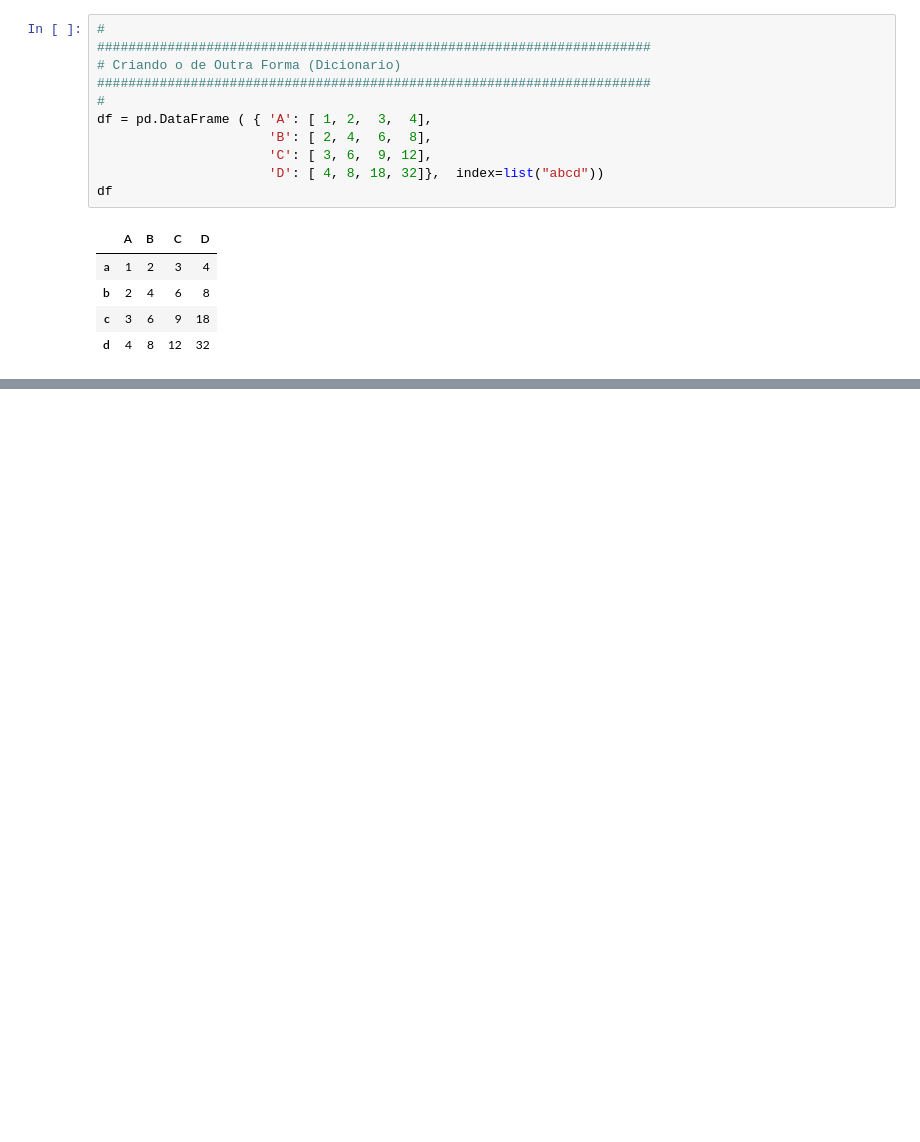
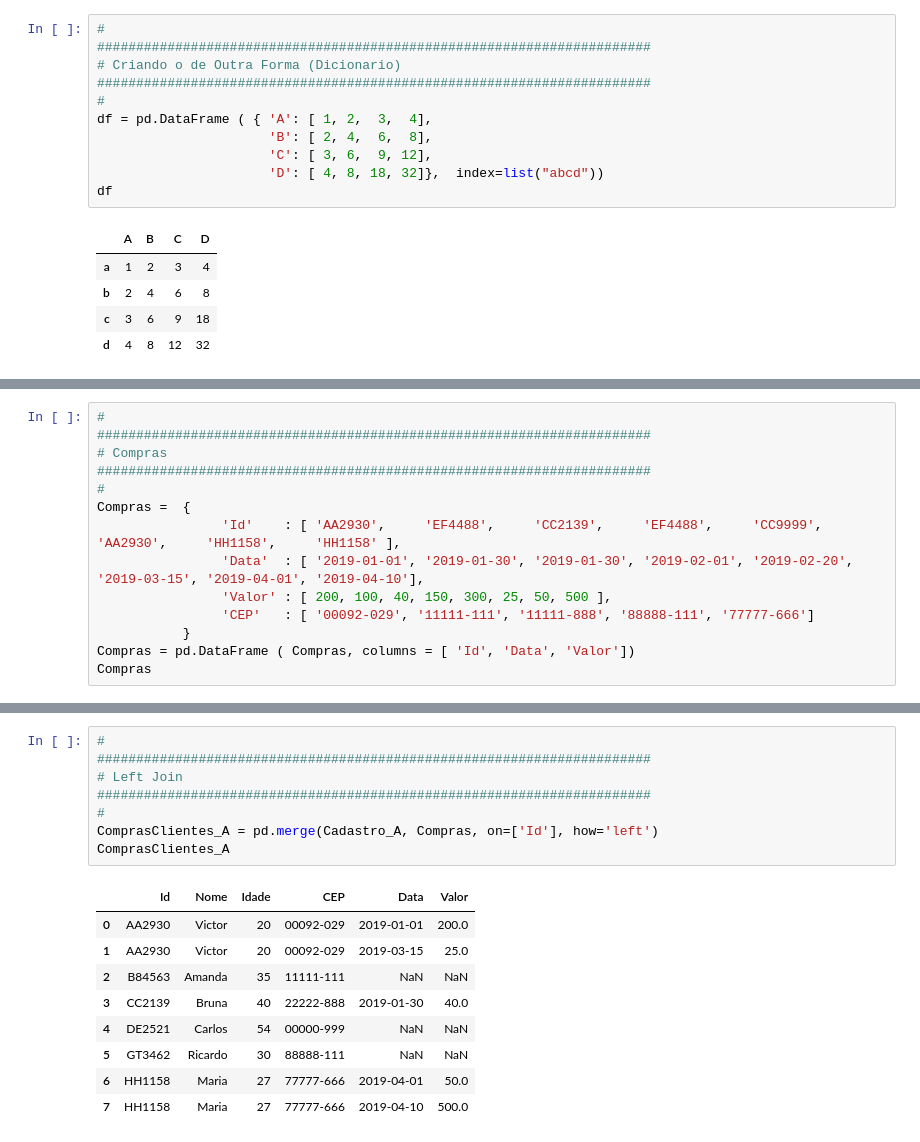
Before and after one commit to Alxsoa/Alexandre-Soares, a Jupyter notebook: DataFrames.ipynb, the cells around one changed output, grey strips where cells are left out. Cells and saved outputs as stored; diff of their text form; blank space fills up the shorter version.

```diff
--- a/DataFrames.ipynb
+++ b/DataFrames.ipynb
@@ -122,0 +198,14 @@ df3
+# %%
+#
+#######################################################################
+# Compras
+#######################################################################
+#
+Compras =  {
+                'Id'    : [ 'AA2930',     'EF4488',     'CC2139',     'EF4488',     'CC9999',     'AA2930',     'HH1158',     'HH1158' ],
+                'Data'  : [ '2019-01-01', '2019-01-30', '2019-01-30', '2019-02-01', '2019-02-20', '2019-03-15', '2019-04-01', '2019-04-10'],
+                'Valor' : [ 200, 100, 40, 150, 300, 25, 50, 500 ],
+                'CEP'   : [ '00092-029', '11111-111', '11111-888', '88888-111', '77777-666']
+           }
+Compras = pd.DataFrame ( Compras, columns = [ 'Id', 'Data', 'Valor'])
+Compras
@@ -122,0 +286,18 @@ df3
+# %%
+#
+#######################################################################
+# Left Join
+#######################################################################
+#
+ComprasClientes_A = pd.merge(Cadastro_A, Compras, on=['Id'], how='left')
+ComprasClientes_A
+# %% [output]
+|  | Id | Nome | Idade | CEP | Data | Valor |
+| 0 | AA2930 | Victor | 20 | 00092-029 | 2019-01-01 | 200.0 |
+| 1 | AA2930 | Victor | 20 | 00092-029 | 2019-03-15 | 25.0 |
+| 2 | B84563 | Amanda | 35 | 11111-111 | NaN | NaN |
+| 3 | CC2139 | Bruna | 40 | 22222-888 | 2019-01-30 | 40.0 |
+| 4 | DE2521 | Carlos | 54 | 00000-999 | NaN | NaN |
+| 5 | GT3462 | Ricardo | 30 | 88888-111 | NaN | NaN |
+| 6 | HH1158 | Maria | 27 | 77777-666 | 2019-04-01 | 50.0 |
+| 7 | HH1158 | Maria | 27 | 77777-666 | 2019-04-10 | 500.0 |
```
Also changed, not shown: parts of 22 cells of this notebook.
